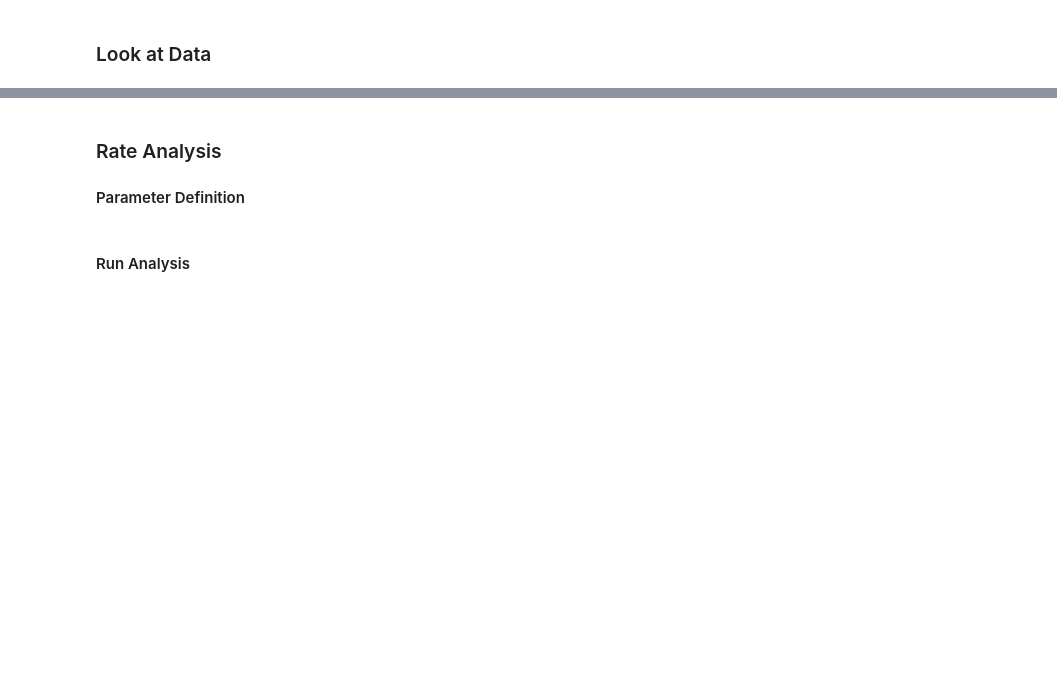
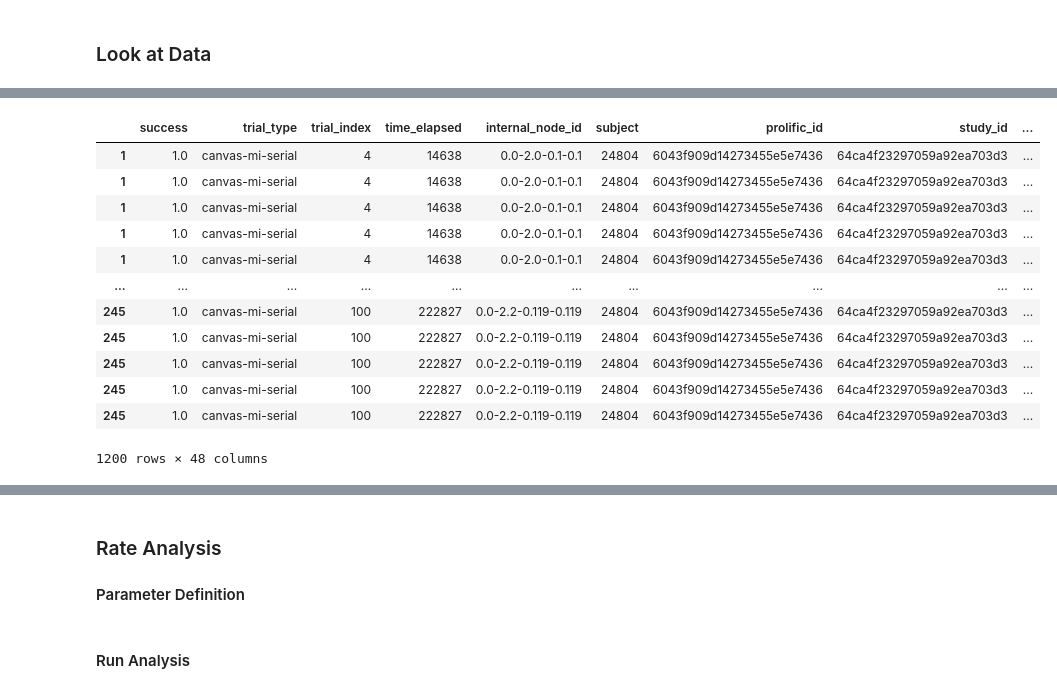
Before and after one commit to ClaraKuper/rapid_movement_inhibition, a Jupyter notebook: scripts/remote/scripts_target_polarity/Main Analysis.ipynb, the cells around one changed output, grey strips where cells are left out. Drawn from its saved outputs; the diff is of its cells as text; code cells hidden in the pictures; blank space fills up the shorter version.

```diff
--- a/scripts/remote/scripts_target_polarity/Main Analysis.ipynb
+++ b/scripts/remote/scripts_target_polarity/Main Analysis.ipynb
@@ -130,0 +132,17 @@ trial_data.head()
+# %%
+p_d = trial_data[trial_data.prolific_id == '6043f909d14273455e5e7436']
+p_d[p_d.session_number == 2]
+# %% [output]
+|  | success | trial_type | trial_index | time_elapsed | internal_node_id | subject | prolific_id | study_id | ... |
+| 1 | 1.0 | canvas-mi-serial | 4 | 14638 | 0.0-2.0-0.1-0.1 | 24804 | 6043f909d14273455e5e7436 | 64ca4f23297059a92ea703d3 | ... |
+| 1 | 1.0 | canvas-mi-serial | 4 | 14638 | 0.0-2.0-0.1-0.1 | 24804 | 6043f909d14273455e5e7436 | 64ca4f23297059a92ea703d3 | ... |
+| 1 | 1.0 | canvas-mi-serial | 4 | 14638 | 0.0-2.0-0.1-0.1 | 24804 | 6043f909d14273455e5e7436 | 64ca4f23297059a92ea703d3 | ... |
+| 1 | 1.0 | canvas-mi-serial | 4 | 14638 | 0.0-2.0-0.1-0.1 | 24804 | 6043f909d14273455e5e7436 | 64ca4f23297059a92ea703d3 | ... |
+| 1 | 1.0 | canvas-mi-serial | 4 | 14638 | 0.0-2.0-0.1-0.1 | 24804 | 6043f909d14273455e5e7436 | 64ca4f23297059a92ea703d3 | ... |
+| ... | ... | ... | ... | ... | ... | ... | ... | ... | ... |
+| 245 | 1.0 | canvas-mi-serial | 100 | 222827 | 0.0-2.2-0.119-0.119 | 24804 | 6043f909d14273455e5e7436 | 64ca4f23297059a92ea703d3 | ... |
+| 245 | 1.0 | canvas-mi-serial | 100 | 222827 | 0.0-2.2-0.119-0.119 | 24804 | 6043f909d14273455e5e7436 | 64ca4f23297059a92ea703d3 | ... |
+| 245 | 1.0 | canvas-mi-serial | 100 | 222827 | 0.0-2.2-0.119-0.119 | 24804 | 6043f909d14273455e5e7436 | 64ca4f23297059a92ea703d3 | ... |
+| 245 | 1.0 | canvas-mi-serial | 100 | 222827 | 0.0-2.2-0.119-0.119 | 24804 | 6043f909d14273455e5e7436 | 64ca4f23297059a92ea703d3 | ... |
+| 245 | 1.0 | canvas-mi-serial | 100 | 222827 | 0.0-2.2-0.119-0.119 | 24804 | 6043f909d14273455e5e7436 | 64ca4f23297059a92ea703d3 | ... |
+1200 rows × 48 columns
```
Also changed, not shown: parts of 9 cells of this notebook.
